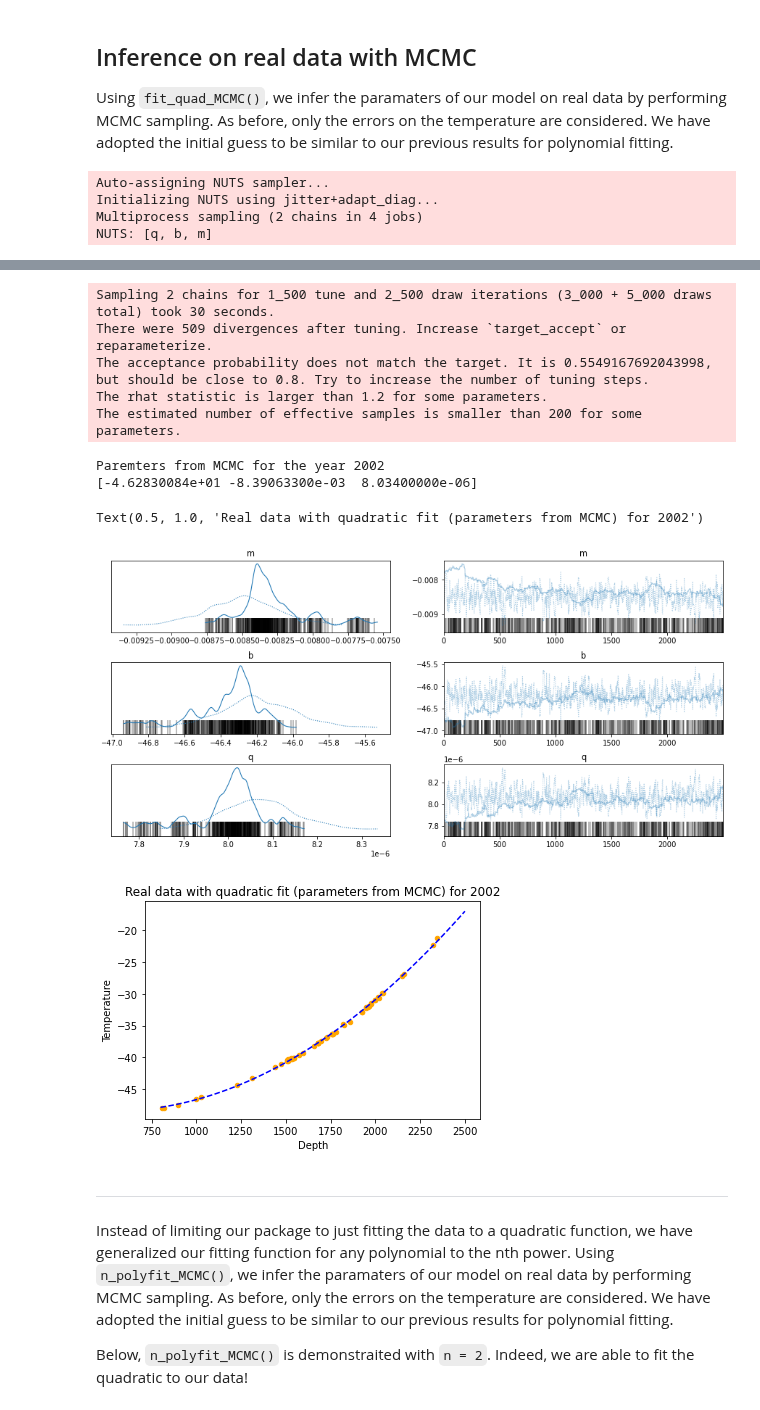
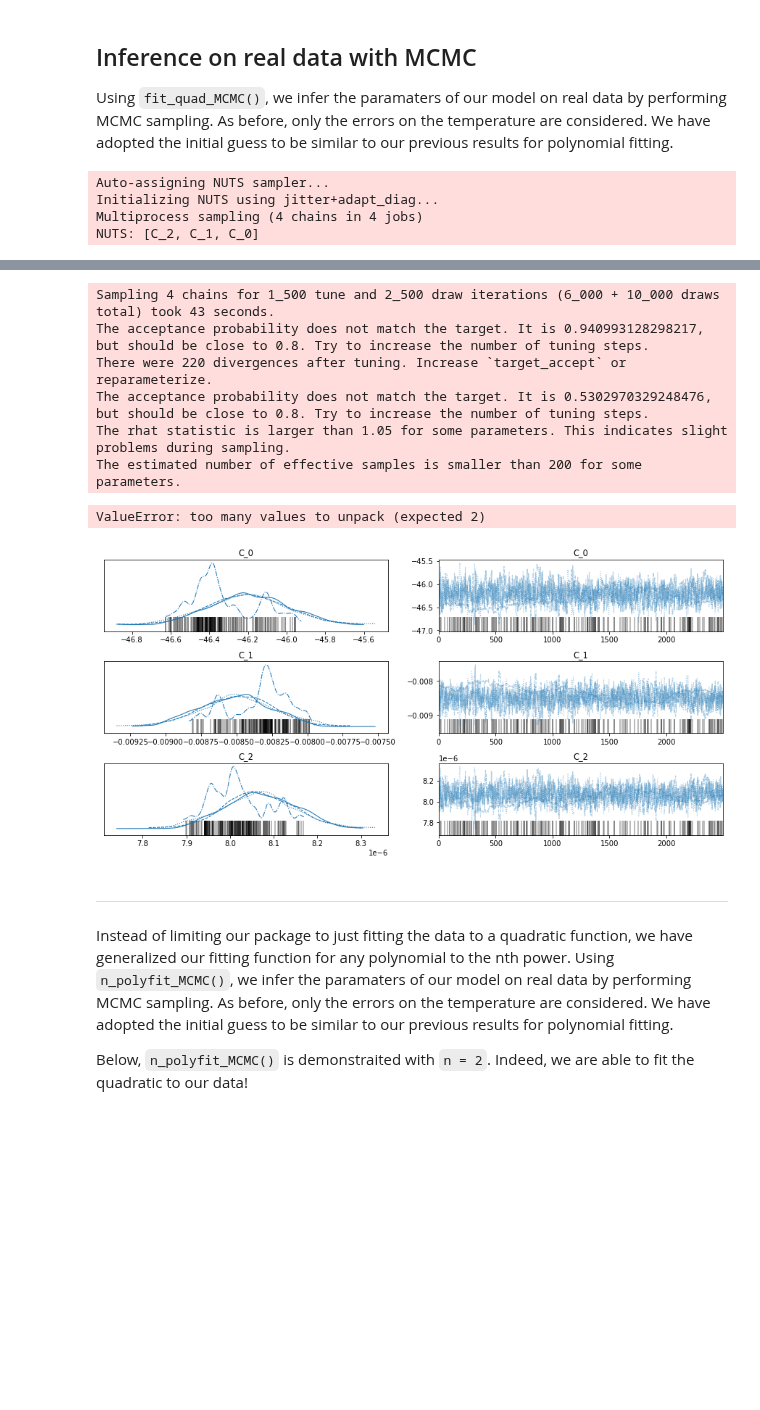
Before and after one commit to phys201/icetemp, a Jupyter notebook: tutorial.ipynb, the cells around one changed output, grey strips where cells are left out. Drawn from its saved outputs; the diff is of its cells as text; code cells hidden in the pictures; blank space fills up the shorter version.

Commit message:
Fixing fit_quad_MCMC()

```diff
--- a/tutorial.ipynb
+++ b/tutorial.ipynb
@@ -147,7 +143,7 @@ Indeed, this simple inference returns the parameters with which we generated the
 # %% [markdown]
 Also in `model.py` is the function `fit_quad_MCMC()`, which fits the data to a quadratic function and extracts the relevant parameters and covariance matrix, this time using `pymc3`, which utilizes MCMC sampling techniques. We previously defined our priors as Flat because no previous information about warning is considered. Again, only the errors on the temperature are considered.
 # %%
-init_guess = {'C_0':0.00, 'C_1':0.00, 'C_2':0.00}
+init_guess = {'C_0':-50, 'C_1':0.00, 'C_2':0.00}
 params, errors = m.fit_quad_MCMC(test_quad, init_guess) # returns params (and their errors) in order C_0, C_1, C_2
 print(params)
 
@@ -190,31 +186,29 @@ Text(0.5, 1.0, 'Real data with quadratic fit (parameters inferred) for 2002')
 
 Using `fit_quad_MCMC()`, we infer the paramaters of our model on real data by performing MCMC sampling. As before, only the errors on the temperature are considered. We have adopted the initial guess to be similar to our previous results for polynomial fitting.
 # %%
-init_guess = {'b':-40, 'm':-0.0009, 'q':8.07e-06}
+init_guess = {'C_0':-50, 'C_1':0.00, 'C_2':0.00}
 
 params, errors = m.fit_quad_MCMC(data_2002, init_guess) # returns params in order b, m, q
 print("Paremters from MCMC for the year {}".format(data_2002['data_year'][0]))
 print(params)
 
 data_2002.plot(x='Depth', y='Temperature', kind='scatter', yerr=0.1,color='orange')
 plt.plot(x, params[2]*x**2 + params[1]*x + params[0], linestyle='dashed', color='blue')
 plt.title("Real data with quadratic fit (parameters from MCMC) for {}".format(data_2002['data_year'][0]))
 # %% [output]
 Auto-assigning NUTS sampler...
 Initializing NUTS using jitter+adapt_diag...
-Multiprocess sampling (2 chains in 4 jobs)
-NUTS: [q, b, m]
+Multiprocess sampling (4 chains in 4 jobs)
+NUTS: [C_2, C_1, C_0]
 [interactive output not drawn]
-Sampling 2 chains for 1_500 tune and 2_500 draw iterations (3_000 + 5_000 draws total) took 30 seconds.
-There were 509 divergences after tuning. Increase `target_accept` or reparameterize.
-The acceptance probability does not match the target. It is 0.5549167692043998, but should be close to 0.8. Try to increase the number of tuning steps.
-The rhat statistic is larger than 1.2 for some parameters.
+Sampling 4 chains for 1_500 tune and 2_500 draw iterations (6_000 + 10_000 draws total) took 43 seconds.
+The acceptance probability does not match the target. It is 0.940993128298217, but should be close to 0.8. Try to increase the number of tuning steps.
+There were 220 divergences after tuning. Increase `target_accept` or reparameterize.
+The acceptance probability does not match the target. It is 0.5302970329248476, but should be close to 0.8. Try to increase the number of tuning steps.
+The rhat statistic is larger than 1.05 for some parameters. This indicates slight problems during sampling.
 The estimated number of effective samples is smaller than 200 for some parameters.
-Paremters from MCMC for the year 2002
-[-4.62830084e+01 -8.39063300e-03  8.03400000e-06]
+ValueError: too many values to unpack (expected 2)
-Text(0.5, 1.0, 'Real data with quadratic fit (parameters from MCMC) for 2002')
-[figure, old version]
+[figure, new version]
-[figure, removed]
 # %% [markdown]
 ____
 Instead of limiting our package to just fitting the data to a quadratic function, we have generalized our fitting function for any polynomial to the nth power. Using `n_polyfit_MCMC()`, we infer the paramaters of our model on real data by performing MCMC sampling. As before, only the errors on the temperature are considered. We have adopted the initial guess to be similar to our previous results for polynomial fitting.
```
Also changed, not shown: parts of 2 cells of this notebook, 1 other file.
